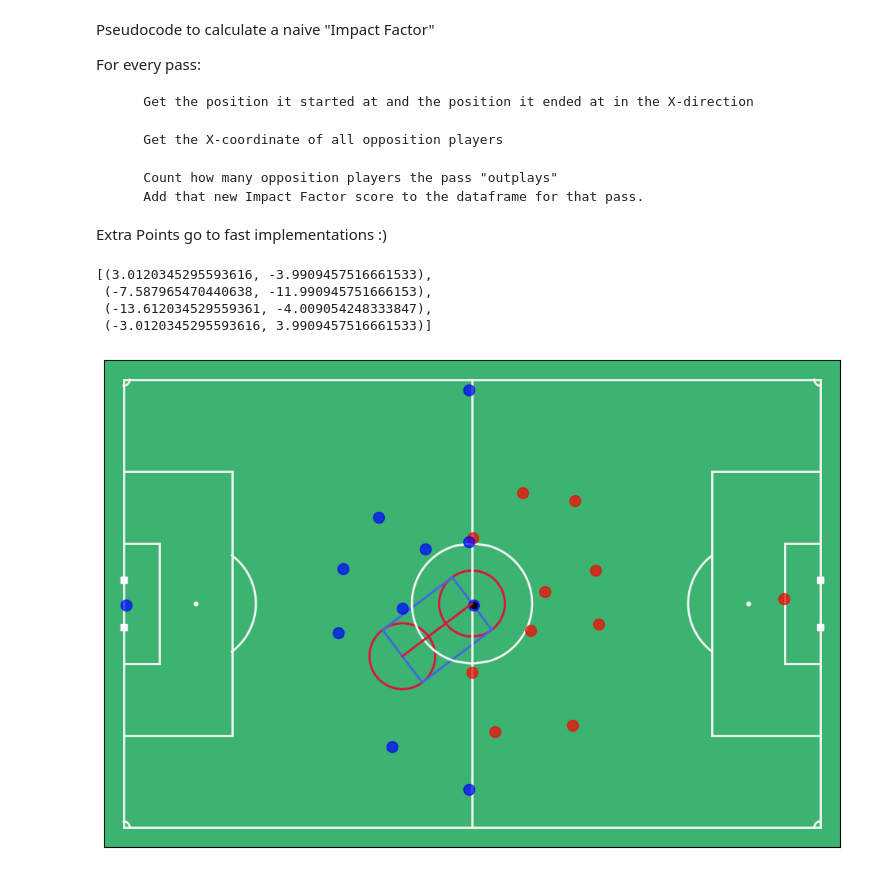
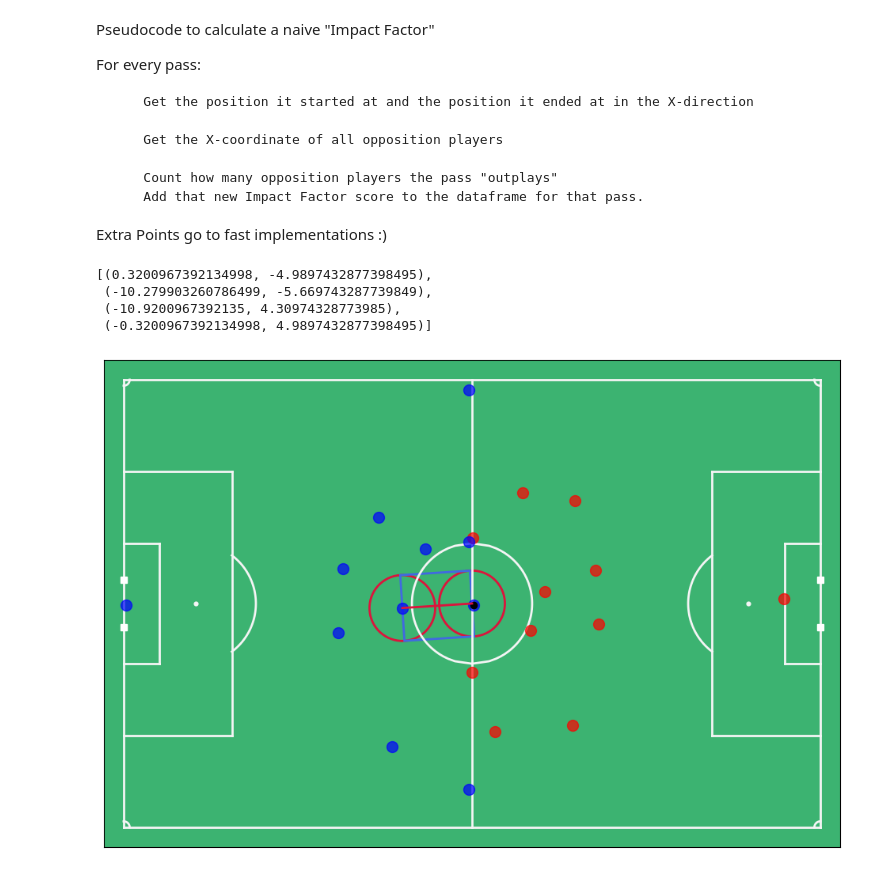
Before and after one commit to Jason-Fu-sk/Shangkai-fu_oludamilola-ajala, a Jupyter notebook: example_notebook.ipynb, the cells around one changed output. Cells and saved outputs as stored; diff of their text form; code cells hidden in the pictures.

```diff
--- a/example_notebook.ipynb
+++ b/example_notebook.ipynb
@@ -206,11 +204,11 @@ Extra Points go to fast implementations :)
 # %%
 import capsule_pass_figure as cap
 KO_Frame = events.loc[0]['Start Frame']
 fig,ax = mviz.plot_frame( tracking_home.loc[KO_Frame], tracking_away.loc[KO_Frame] )
-cap.capsule(ax,0,0,-10.6,-8 )
+cap.capsule(ax,0,0,-10.6,-0.68 )
 # %% [output]
-[(3.0120345295593616, -3.9909457516661533),
- (-7.587965470440638, -11.990945751666153),
- (-13.612034529559361, -4.009054248333847),
- (-3.0120345295593616, 3.9909457516661533)]
+[(0.3200967392134998, -4.9897432877398495),
+ (-10.279903260786499, -5.669743287739849),
+ (-10.9200967392135, 4.30974328773985),
+ (-0.3200967392134998, 4.9897432877398495)]
-[figure, old version]
+[figure, new version]
```
Also changed, not shown: parts of 3 cells of this notebook, 1 other file.
